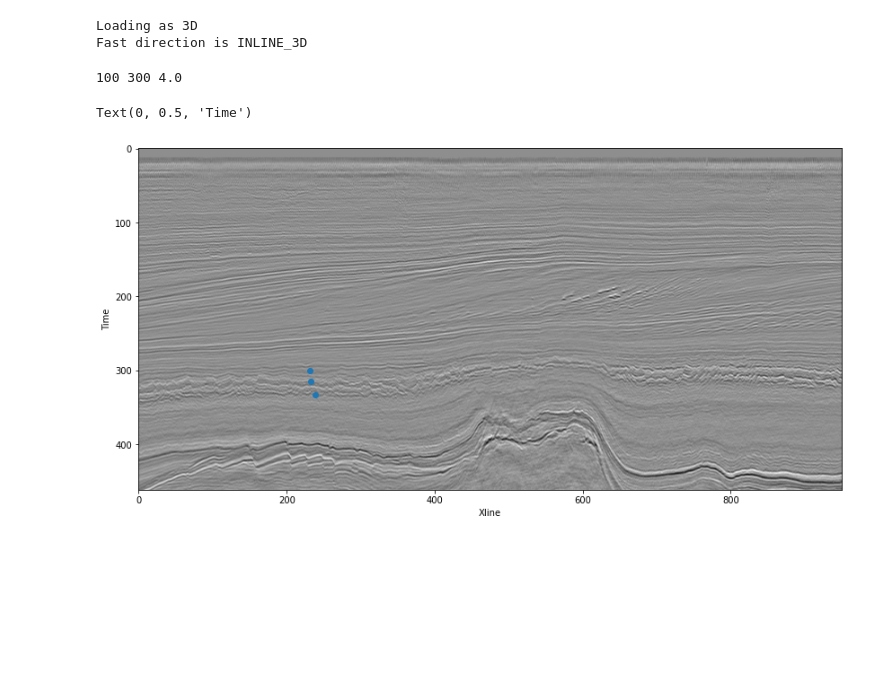
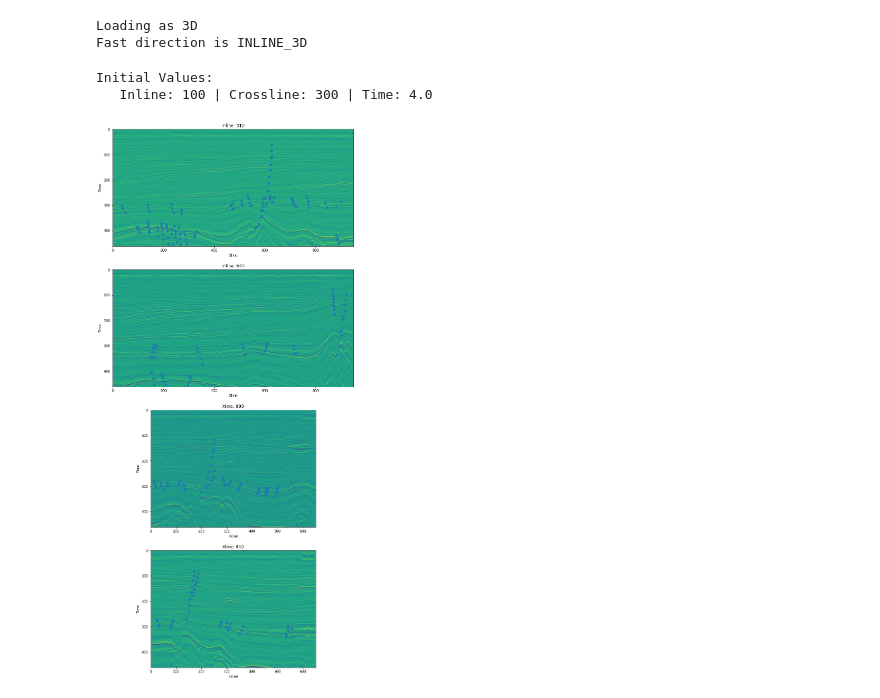
Before and after one commit to jpgomess/facies_classification, a Jupyter notebook: mask.ipynb, the cells around one changed output. Drawn from its saved outputs; the diff is of its cells as text; code cells hidden in the pictures; blank space fills up the shorter version.

```diff
--- a/mask.ipynb
+++ b/mask.ipynb
@@ -44,12 +44,10 @@ def get_df_from_dat(path):
 def get_mask_from_dat(file_path):
     df = pd.read_csv(file_path, delim_whitespace=True)
 # %%
-path = r'C:\Users\jpgom\Documents\Jão\UFBA\IC\Code\Vini'
-path1 = r'C:\Users\jpgom\Documents\Jão\git\facies_classification'
-file_path = r'C:\Users\jpgom\Documents\Jão\git\facies_classification\Faults.dat'
+faults_path = r'C:\Users\jpgom\Documents\Jão\git\facies_classification\Faults.dat'
 cube_path = r'C:\Users\jpgom\Documents\Jão\UFBA\IC\Code\Seismic_data_w_null.sgy'
 
-df = pd.read_csv(file_path, delim_whitespace=True)
+df = pd.read_csv(faults_path, delim_whitespace=True)
 
 df
 # %% [output]
@@ -71,30 +69,42 @@ df
 # %% [output]
 Loading as 3D
 Fast direction is INLINE_3D
-# %%
-iline0 = cube.iline.data[0]
-xline0 = cube.xline.data[0]
-t0 = cube.twt.data[0]
-
-print(iline0, xline0, t0)
-
-id = 2
-i_or_x = df[df['ID'] == id]['Line'].unique()[0]
-
-plt.figure(figsize=(15,7))
-
-if i_or_x == 'iline':
-    line_number = df[df['ID'] == id]['Inline'].unique()[0]
-    plt.imshow(cube.isel(iline=line_number).data.T, cmap='gray')
-    plt.scatter(df[df['ID'] == id]['Xline'] - xline0, df[df['ID'] == id]['Time'])
-else:
-    line_number = df[df['ID'] == id]['Xline'].unique()[0]
-    plt.imshow(cube.isel(xline=line_number).data.T, cmap='gray')
-    plt.scatter(df[df['ID'] == id]['Inline'] - iline0, df[df['ID'] == id]['Time'])
-
-plt.xlabel('Xline')
-plt.ylabel('Time')
-# %% [output]
-100 300 4.0
-Text(0, 0.5, 'Time')
-[figure, removed]
+# %%
+iline_list = cube.iline.data
+xline_list = cube.xline.data
+twt_list = cube.twt.data
+iline0 = iline_list[0]
+xline0 = xline_list[0]
+twt0 = twt_list[0]
+
+print(f'Initial Values:\n   Inline: {iline0} | Crossline: {xline0} | Time: {twt0}')
+
+rows = len(df['Inline'][df['Line'] == 'Inline'].unique()) + len(df['Xline'][df['Line'] == 'Xline'].unique())
+cols = 1
+
+fig, ax = plt.subplots(rows, cols, figsize=(15 * cols, 7 * rows))
+count = 0
+for line_str in df['Line'].unique():
+    for line_number in df[line_str][df['Line'] == line_str].unique():
+        img = np.array(cube.sel(iline=line_number).data.T) if line_str == 'Inline' else np.array(cube.sel(xline=line_number).data.T)
+        mask = np.zeros_like(img) * np.nan
+
+        X = df['Xline'][df[line_str] == line_number][df['Line'] == line_str] - xline0 if line_str == 'Inline' else df['Inline'][df[line_str] == line_number][df['Line'] == line_str] - iline0
+        Y = df['Time'][df[line_str] == line_number][df['Line'] == line_str] - twt0
+
+        ax[count].imshow(img)
+        ax[count].scatter(X, Y)
+        ax[count].set_title(f'{line_str}: {line_number}')
+        if line_str == 'Inline':
+            for i in range(len())
+            cv.line(mask, (0, 0), (3, 3), (100, 0, 0))
+            ax[count].imshow(mask)
+            ax[count].set_xlabel('Xline')
+        else:
+            ax[count].set_xlabel('Inline')
+        ax[count].set_ylabel('Time')
+        count += 1
+# %% [output]
+Initial Values:
+   Inline: 100 | Crossline: 300 | Time: 4.0
+[figure, added]
```
Also changed, not shown: parts of 3 cells of this notebook, 1 other file.
